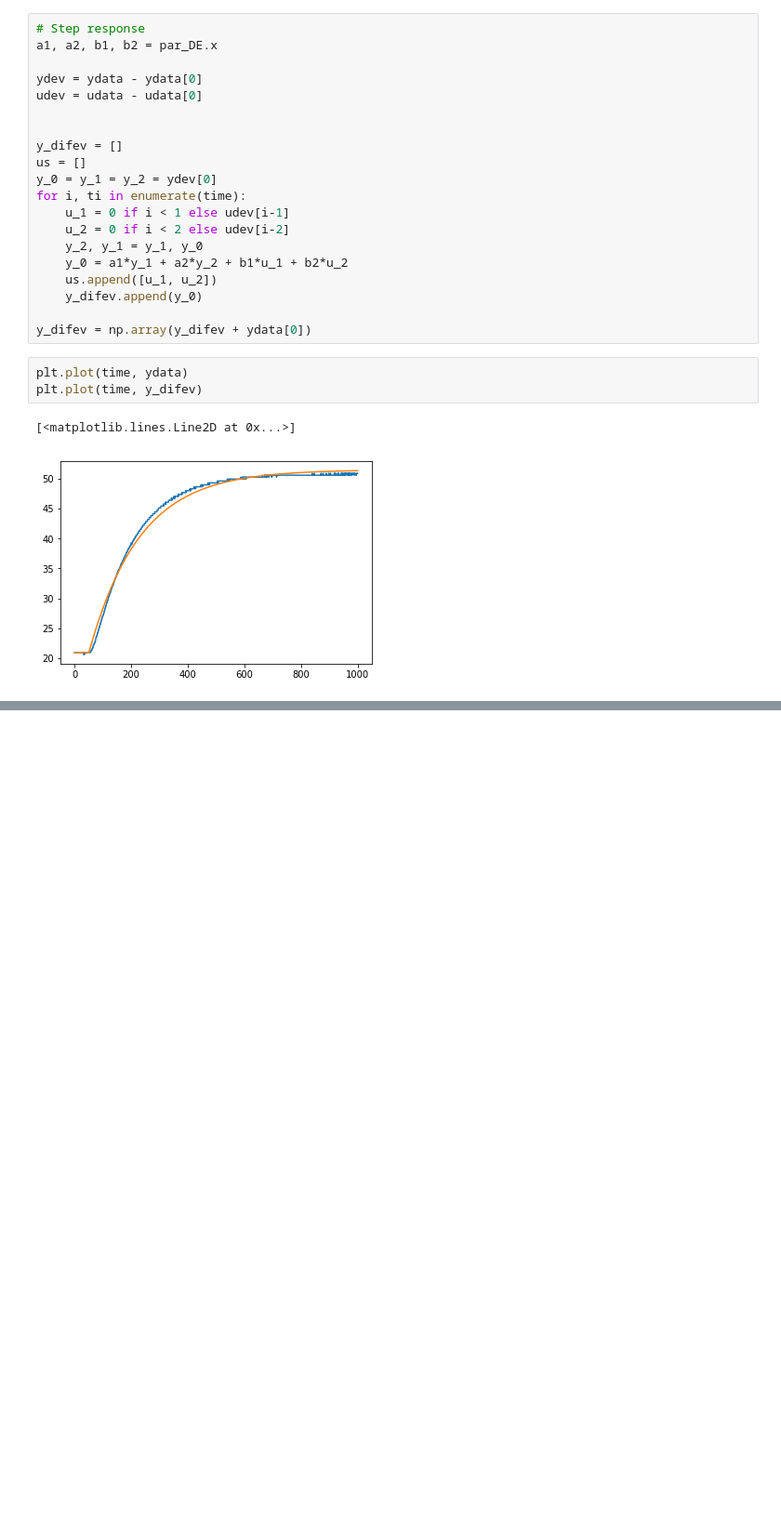
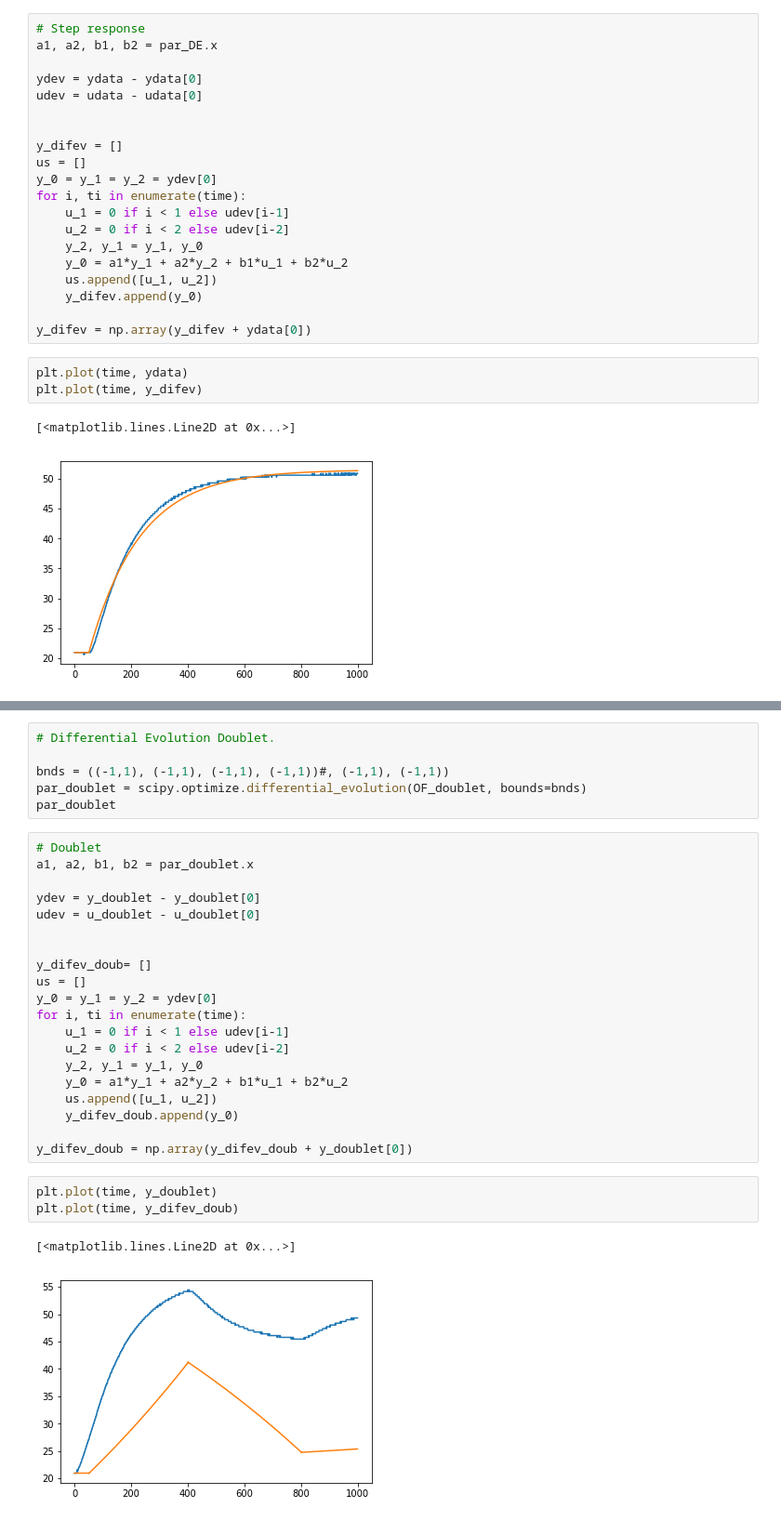
Before and after one commit to jmopperman/CSC411, a Jupyter notebook: Optimization_techniques.ipynb, the cells around one changed output, grey strips where cells are left out. Shown at 93% size. Cells and saved outputs as stored; diff of their text form; blank space fills up the shorter version.

```diff
--- a/Optimization_techniques.ipynb
+++ b/Optimization_techniques.ipynb
@@ -110,0 +223,32 @@ plt.plot(time, y_difev)
+# %%
+# Differential Evolution Doublet.
+
+bnds = ((-1,1), (-1,1), (-1,1), (-1,1))#, (-1,1), (-1,1))
+par_doublet = scipy.optimize.differential_evolution(OF_doublet, bounds=bnds)
+par_doublet
+# %%
+# Doublet
+a1, a2, b1, b2 = par_doublet.x
+
+ydev = y_doublet - y_doublet[0]
+udev = u_doublet - u_doublet[0]
+
+
+y_difev_doub= []
+us = []
+y_0 = y_1 = y_2 = ydev[0]
+for i, ti in enumerate(time):
+    u_1 = 0 if i < 1 else udev[i-1]
+    u_2 = 0 if i < 2 else udev[i-2]
+    y_2, y_1 = y_1, y_0
+    y_0 = a1*y_1 + a2*y_2 + b1*u_1 + b2*u_2
+    us.append([u_1, u_2])
+    y_difev_doub.append(y_0)
+
+y_difev_doub = np.array(y_difev_doub + y_doublet[0])
+# %%
+plt.plot(time, y_doublet)
+plt.plot(time, y_difev_doub)
+# %% [output]
+[<matplotlib.lines.Line2D at 0x...>]
+[figure, added]
```
Also changed, not shown: parts of 8 cells of this notebook.
